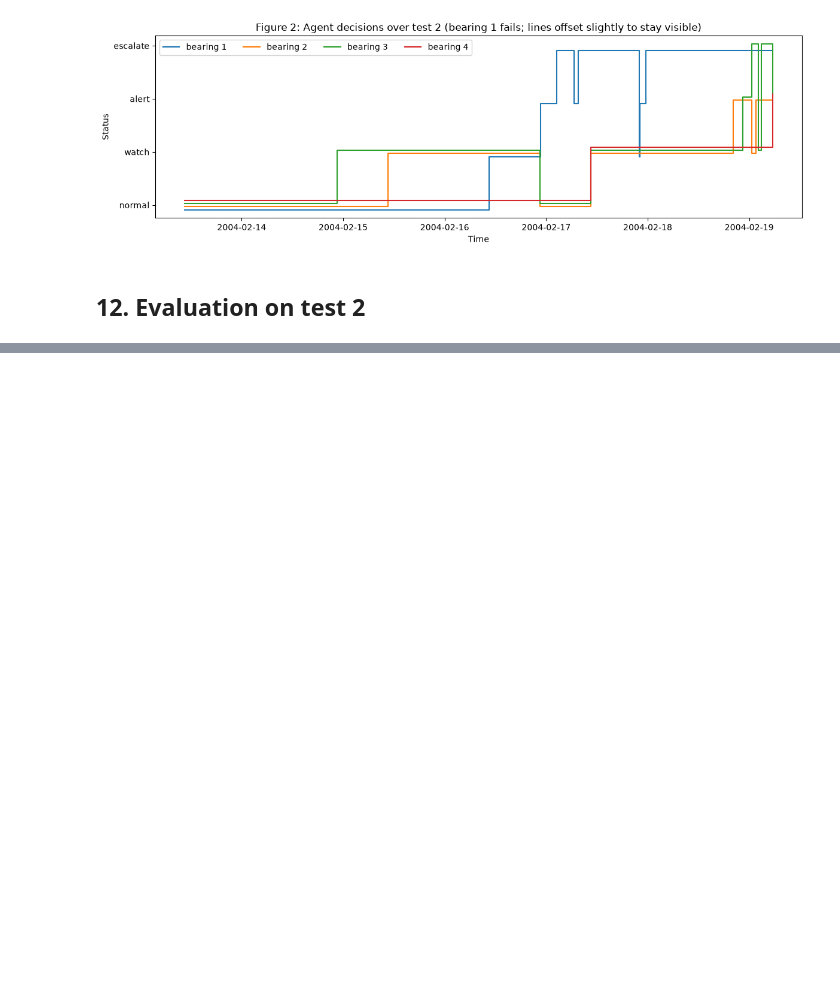
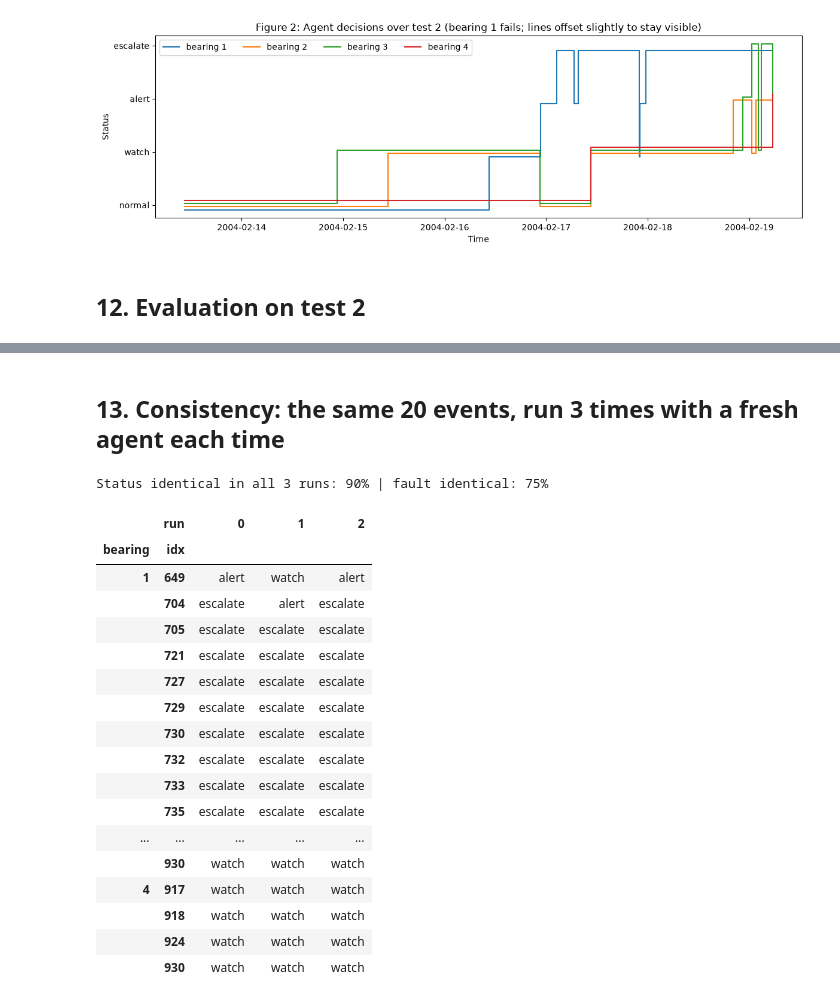
Before and after one commit to MinKhaungMinLwin/bearing-monitoring-agent, a Jupyter notebook: agentic_system.ipynb, the cells around one changed output, grey strips where cells are left out. Drawn from its saved outputs; the diff is of its cells as text; code cells hidden in the pictures; blank space fills up the shorter version.

Commit message:
feat: Add Consistency for the same 20 events

```diff
--- a/agentic_system.ipynb
+++ b/agentic_system.ipynb
@@ -665,3 +665,41 @@ summary
 | 2 | 2004-02-15 10:32:39 | 2004-02-18 20:12:39 | NaT | 10.2 | 23 | 2 | ... |
 | 3 | 2004-02-14 22:32:39 | 2004-02-18 22:32:39 | 2004-02-19 00:32:39 | 7.8 | 22 | 3 | ... |
 | 4 | 2004-02-17 10:32:39 | 2004-02-19 05:32:39 | NaT | 0.8 | 23 | 0 | ... |
+# %% [markdown]
+## 13. Consistency: the same 20 events, run 3 times with a fresh agent each time
+# %%
+## 13. Consistency: the same 20 events, run 3 times with a fresh agent each time
+sample = pd.concat([wake[(wake.bearing == 1) & wake.why.str.startswith("change")].head(10),
+                    wake[(wake.bearing != 1) & (wake.idx > 900) & (wake.why != "invalid_data")].head(10)]).sort_values(["idx", "bearing"])
+runs = []
+for r in range(3):
+    a = ReliabilityAgent(client, MODEL, SYSTEM_PROMPT, TOOLS)
+    for _, e in sample.iterrows():
+        d = a.assess(int(e.bearing), int(e.idx), e.why)
+        runs.append({"run": r, "bearing": int(e.bearing), "idx": int(e.idx), "status": d["status"], "fault": d["suspected_fault"]})
+runs = pd.DataFrame(runs)
+runs.to_csv("results/consistency_runs.csv", index=False)
+agree = runs.groupby(["bearing", "idx"]).agg(status_same=("status", lambda s: s.nunique() == 1),
+                                             fault_same=("fault", lambda s: s.nunique() == 1))
+print(f"Status identical in all 3 runs: {agree.status_same.mean():.0%} | fault identical: {agree.fault_same.mean():.0%}")
+runs.pivot_table(index=["bearing", "idx"], columns="run", values="status", aggfunc="first")
+# %% [output]
+Status identical in all 3 runs: 90% | fault identical: 75%
+|  | run | 0 | 1 | 2 |
+| bearing | idx |  |  |  |
+| 1 | 649 | alert | watch | alert |
+|  | 704 | escalate | alert | escalate |
+|  | 705 | escalate | escalate | escalate |
+|  | 721 | escalate | escalate | escalate |
+|  | 727 | escalate | escalate | escalate |
+|  | 729 | escalate | escalate | escalate |
+|  | 730 | escalate | escalate | escalate |
+|  | 732 | escalate | escalate | escalate |
+|  | 733 | escalate | escalate | escalate |
+|  | 735 | escalate | escalate | escalate |
+| ... | ... | ... | ... | ... |
+|  | 930 | watch | watch | watch |
+| 4 | 917 | watch | watch | watch |
+|  | 918 | watch | watch | watch |
+|  | 924 | watch | watch | watch |
+|  | 930 | watch | watch | watch |
```
Also changed, not shown: 1 other file.
